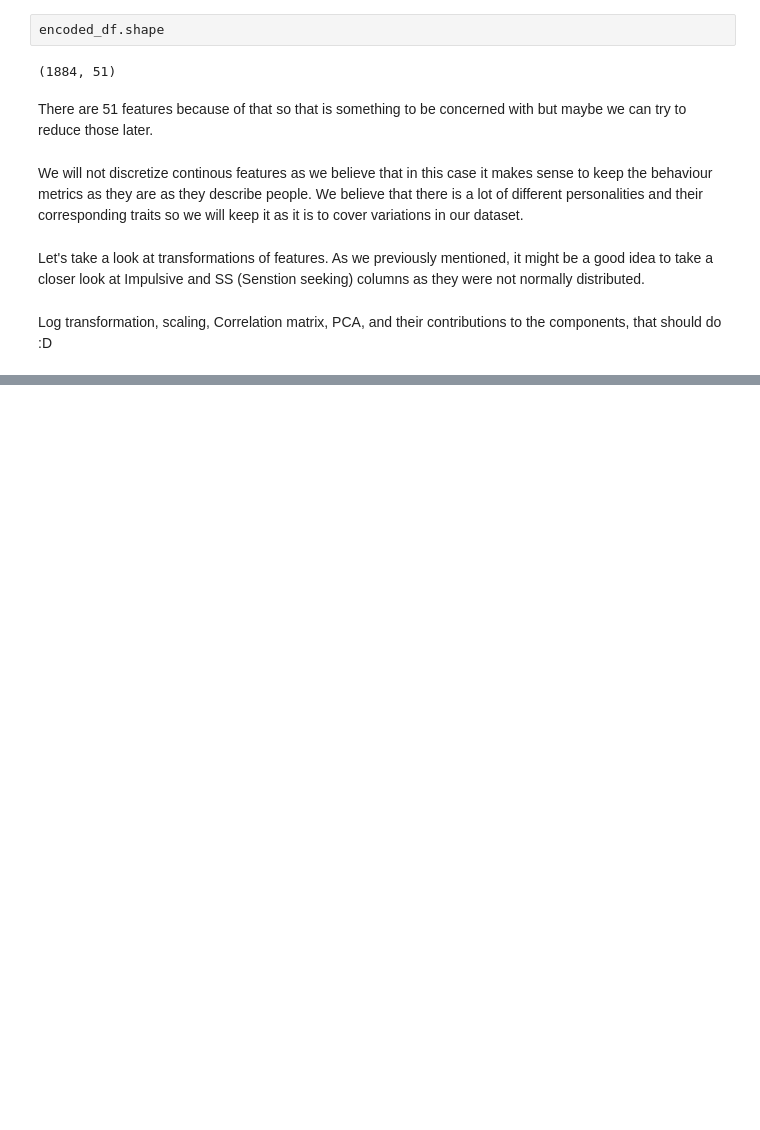
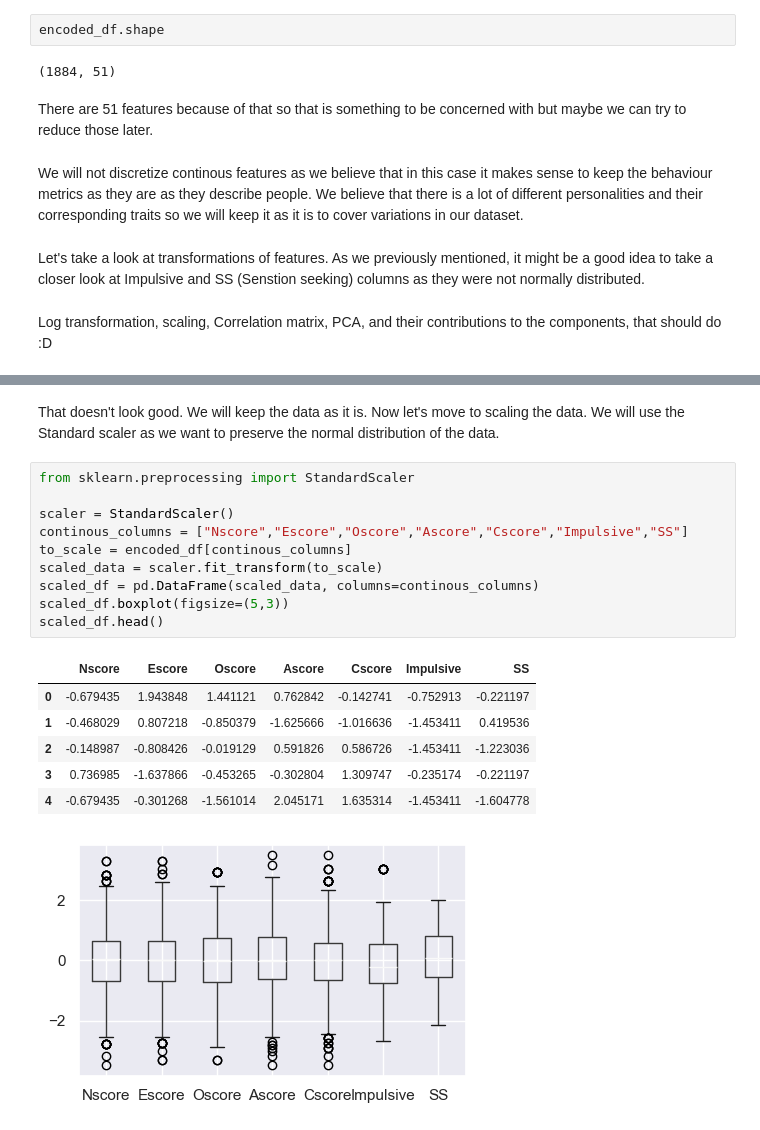
Before and after one commit to maksio420/ML, a Jupyter notebook: 7-final-drugs-anal/7. Final Group Project.ipynb, the cells around one changed output, grey strips where cells are left out. Saved outputs shown, nothing was run; the diff lists cells and outputs as text; blank space fills up the shorter version.

Commit message:
scaled and treansformed

```diff
--- a/7-final-drugs-anal/7. Final Group Project.ipynb
+++ b/7-final-drugs-anal/7. Final Group Project.ipynb
@@ -1233,0 +1275,20 @@ Log transformation, scaling, Correlation matrix, PCA, and their contributions to
+# %% [markdown]
+That doesn't look good. We will keep the data as it is. Now let's move to scaling the data. We will use the Standard scaler as we want to preserve the normal distribution of the data.
+# %%
+from sklearn.preprocessing import StandardScaler
+
+scaler = StandardScaler()
+continous_columns = ["Nscore","Escore","Oscore","Ascore","Cscore","Impulsive","SS"]
+to_scale = encoded_df[continous_columns]
+scaled_data = scaler.fit_transform(to_scale)
+scaled_df = pd.DataFrame(scaled_data, columns=continous_columns)
+scaled_df.boxplot(figsize=(5,3))
+scaled_df.head()
+# %% [output]
+|  | Nscore | Escore | Oscore | Ascore | Cscore | Impulsive | SS |
+| 0 | -0.679435 | 1.943848 | 1.441121 | 0.762842 | -0.142741 | -0.752913 | -0.221197 |
+| 1 | -0.468029 | 0.807218 | -0.850379 | -1.625666 | -1.016636 | -1.453411 | 0.419536 |
+| 2 | -0.148987 | -0.808426 | -0.019129 | 0.591826 | 0.586726 | -1.453411 | -1.223036 |
+| 3 | 0.736985 | -1.637866 | -0.453265 | -0.302804 | 1.309747 | -0.235174 | -0.221197 |
+| 4 | -0.679435 | -0.301268 | -1.561014 | 2.045171 | 1.635314 | -1.453411 | -1.604778 |
+[figure, added]
```
Also changed, not shown: parts of 7 cells of this notebook.
